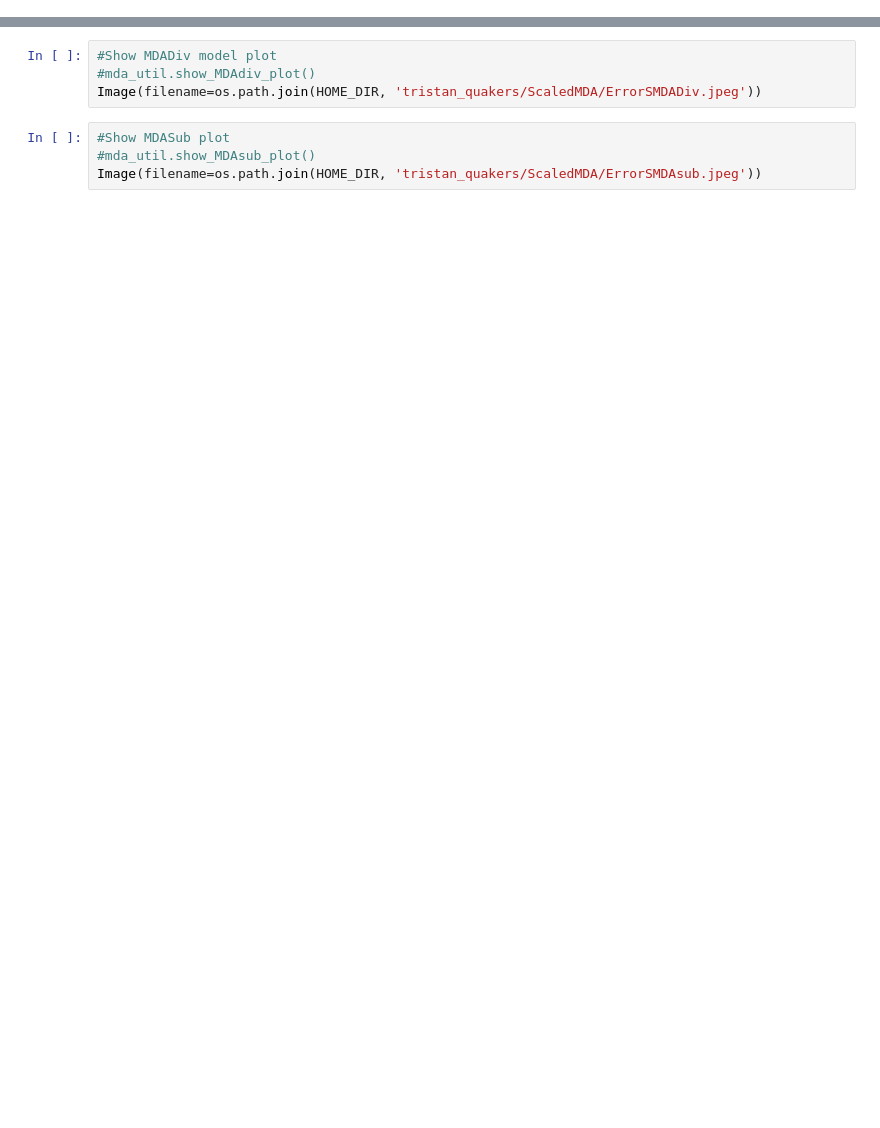
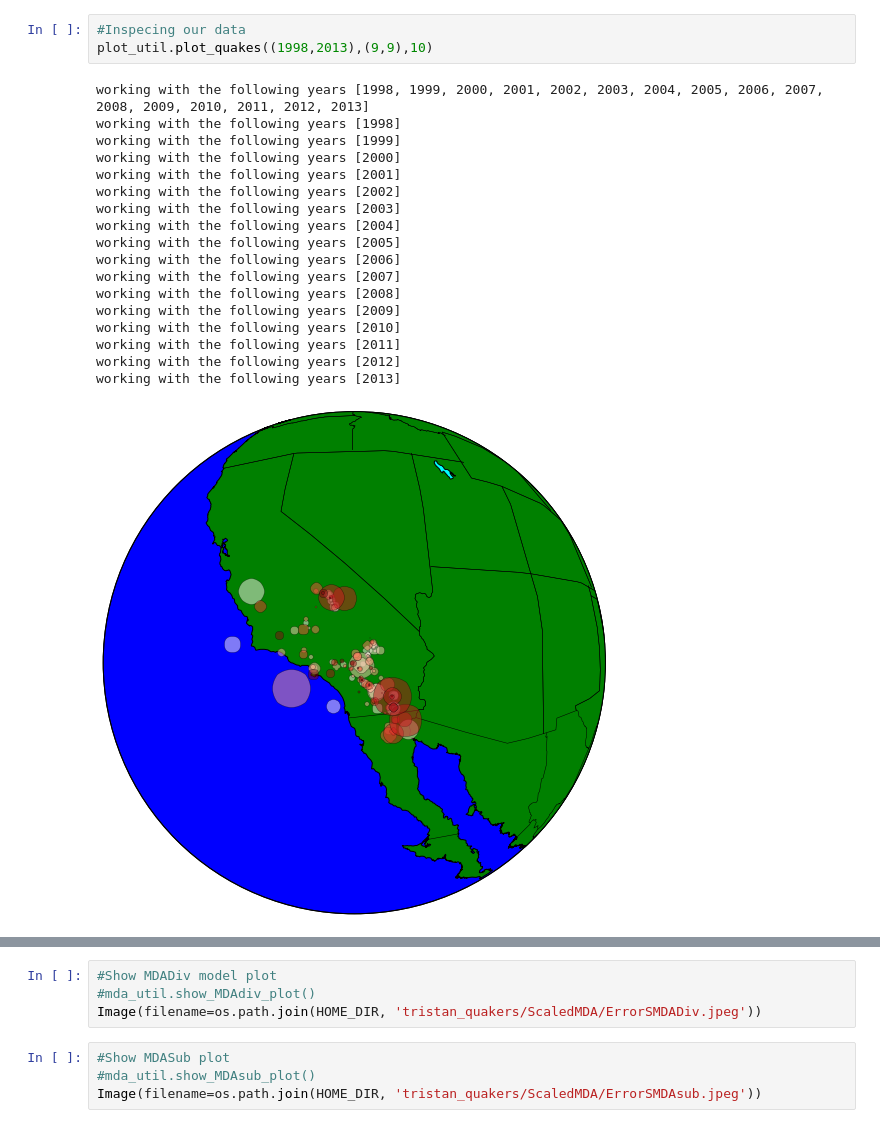
Before and after one commit to tristantao/earthquake_master, a Jupyter notebook: Demo_Master.ipynb, the cells around one changed output, grey strips where cells are left out. Saved outputs shown, nothing was run; the diff lists cells and outputs as text; blank space fills up the shorter version.

Commit message:
got earthqauek plot working

```diff
--- a/Demo_Master.ipynb
+++ b/Demo_Master.ipynb
@@ -26,5 +28,27 @@ Cloning tristan_curators
 Begining raw curation
 Raw Curation complete
+# %%
+#Inspecing our data
+plot_util.plot_quakes((1998,2013),(9,9),10)
+# %% [output]
+working with the following years [1998, 1999, 2000, 2001, 2002, 2003, 2004, 2005, 2006, 2007, 2008, 2009, 2010, 2011, 2012, 2013]
+working with the following years [1998]
+working with the following years [1999]
+working with the following years [2000]
+working with the following years [2001]
+working with the following years [2002]
+working with the following years [2003]
+working with the following years [2004]
+working with the following years [2005]
+working with the following years [2006]
+working with the following years [2007]
+working with the following years [2008]
+working with the following years [2009]
+working with the following years [2010]
+working with the following years [2011]
+working with the following years [2012]
+working with the following years [2013]
+[figure, added]
 # %%
 #ECDF demo
 #%matplotlib inline
```
Also changed, not shown: parts of 5 cells of this notebook.
